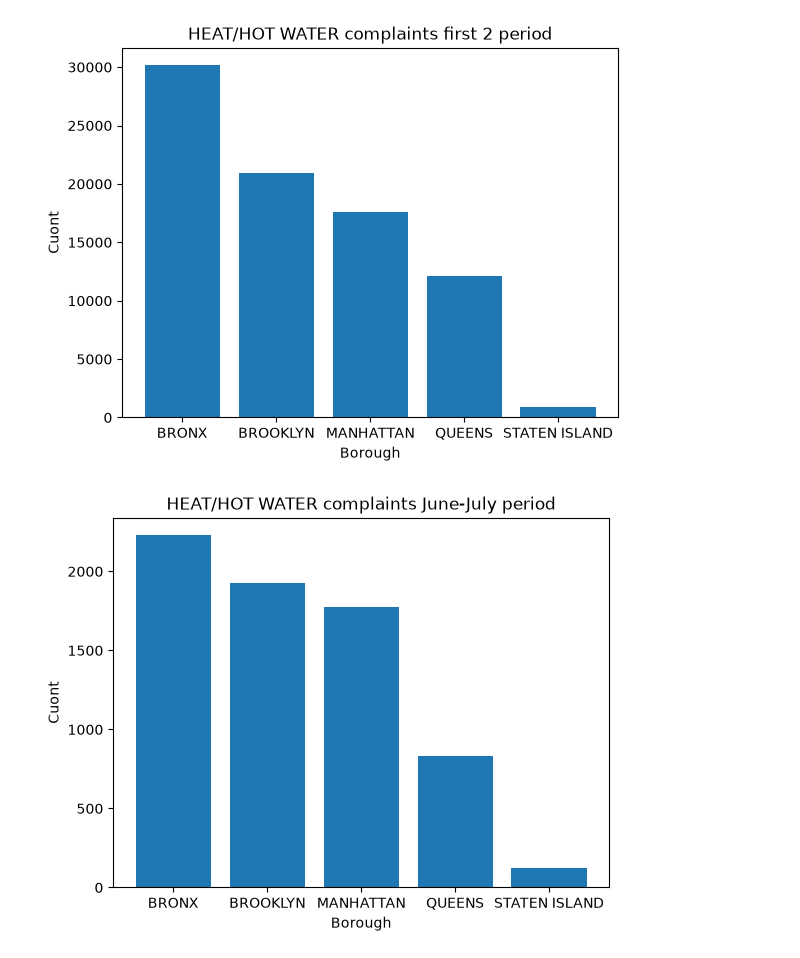
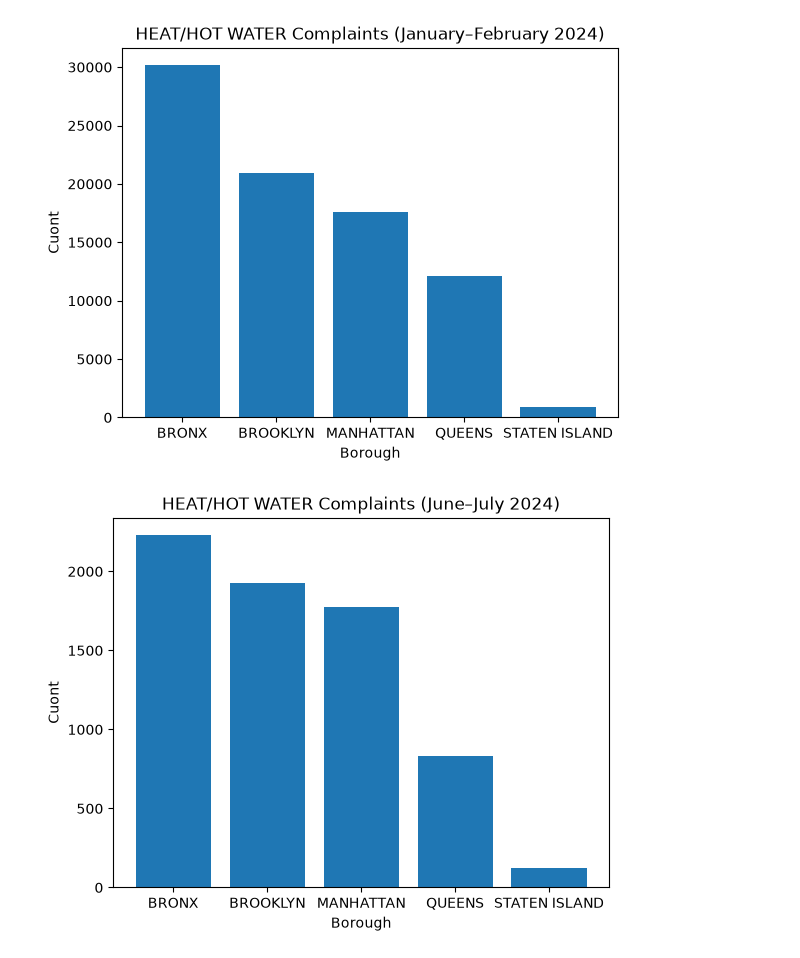
Before and after one commit to ArmoMan/nyc-311-data-analysis-llm, a Jupyter notebook: notebooks/complaint_trends.ipynb, the cells around one changed output. Drawn from its saved outputs; the diff is of its cells as text; code cells hidden in the pictures.

```diff
--- a/notebooks/complaint_trends.ipynb
+++ b/notebooks/complaint_trends.ipynb
@@ -2,8 +2,14 @@
 import pandas as pd
 import matplotlib.pyplot as plt
 # %%
-first_2 = pd.read_csv("first_2.csv")
-june_july = pd.read_csv("june_july.csv")
+from pathlib import Path
+
+DATA_PROCESSED = Path.cwd() / "data" / "processed"
+if not DATA_PROCESSED.exists():
+    DATA_PROCESSED = Path.cwd().parent / "data" / "processed"
+
+first_2 = pd.read_csv(DATA_PROCESSED / "complaints_jan_feb.csv")
+june_july = pd.read_csv(DATA_PROCESSED / "complaints_jun_jul.csv")
 # %%
 # Group same types together
 first_2_grouped = first_2.groupby('Complaint Type', as_index=False).sum()
@@ -27,22 +32,22 @@ june_july = june_july.sort_values(by="Borough")
 # %%
 # Make feb bar
 plt.bar(first_2["Borough"], first_2["Count"])
 
 plt.xlabel("Borough")
 plt.ylabel("Cuont")
-plt.title(f"{name_first_2} complaints first 2 period")
+plt.title(f"{name_first_2} Complaints (January–February 2024)")
 
 plt.show()
 # %% [output]
-[figure, old version]
+[figure, new version]
 # %%
 # Make june july bar
 plt.bar(june_july["Borough"], june_july["Count"])
 
 plt.xlabel("Borough")
 plt.ylabel("Cuont")
-plt.title(f"{name_first_2} complaints June-July period")
+plt.title(f"{name_first_2} Complaints (June–July 2024)")
 
 plt.show()
 # %% [output]
-[figure, old version]
+[figure, new version]
```
Also changed, not shown: parts of 1 cell of this notebook, 1 other file.
